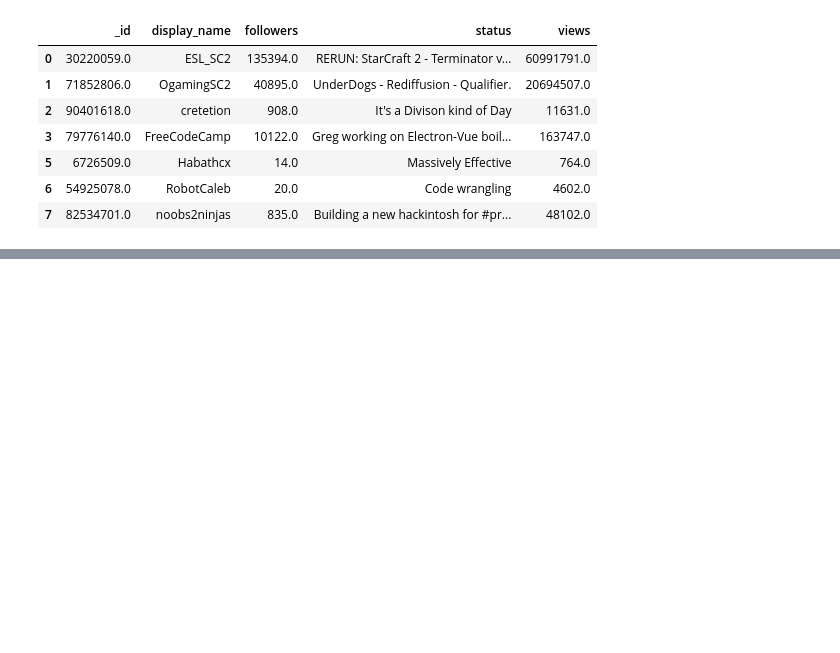
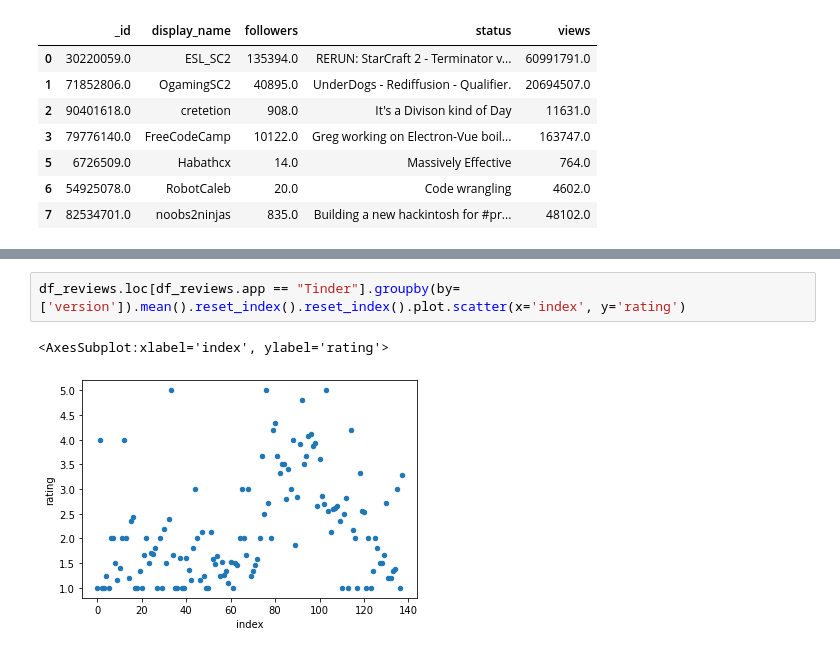
Before and after one commit to cb-ds-1/4-5-web-data, a Jupyter notebook: workshop.ipynb, the cells around one changed output, grey strips where cells are left out. Saved outputs shown, nothing was run; the diff lists cells and outputs as text; blank space fills up the shorter version.

```diff
--- a/workshop.ipynb
+++ b/workshop.ipynb
@@ -95,0 +183,5 @@ Note: This might create a lot of data! Try to break down your analysis in chunks
+# %%
+df_reviews.loc[df_reviews.app == "Tinder"].groupby(by=['version']).mean().reset_index().reset_index().plot.scatter(x='index', y='rating')
+# %% [output]
+<AxesSubplot:xlabel='index', ylabel='rating'>
+[figure, added]
```
Also changed, not shown: parts of 19 cells of this notebook.
